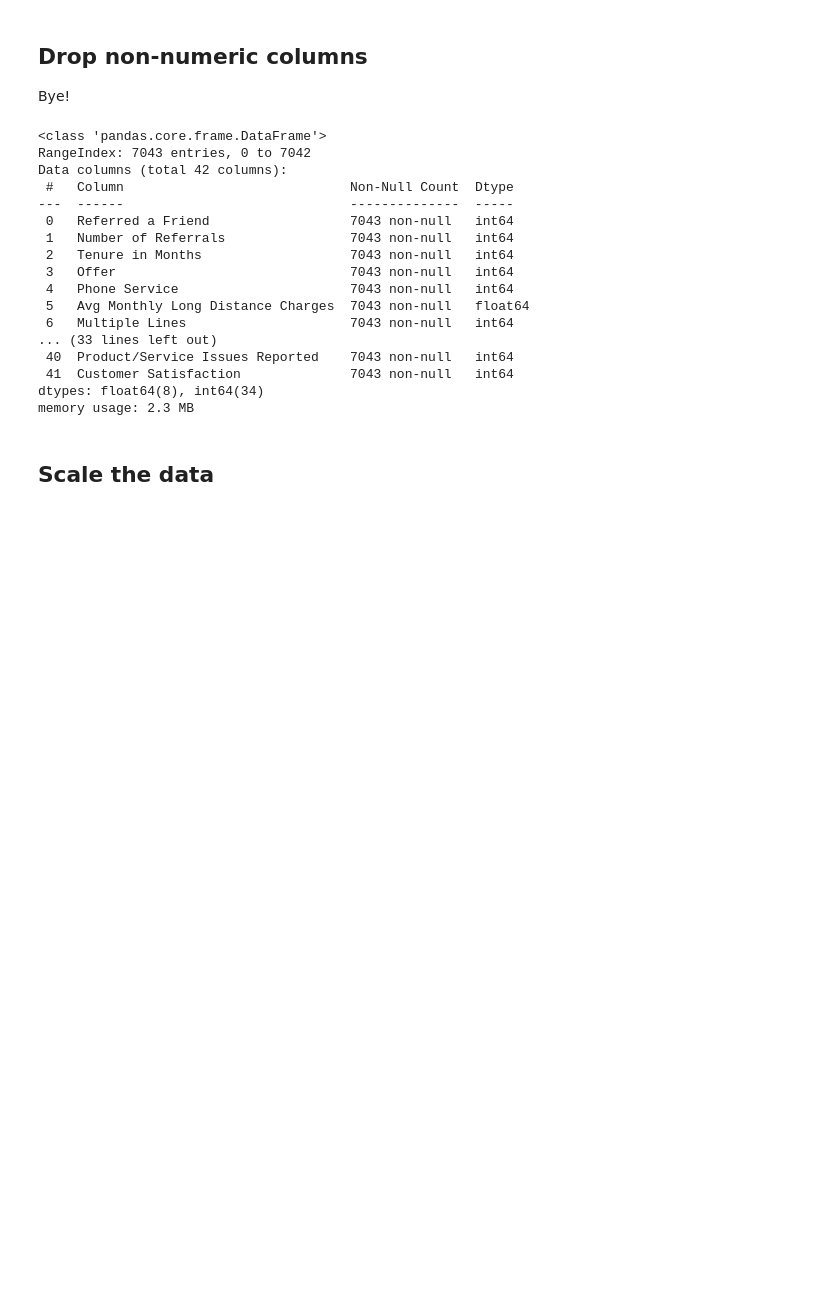
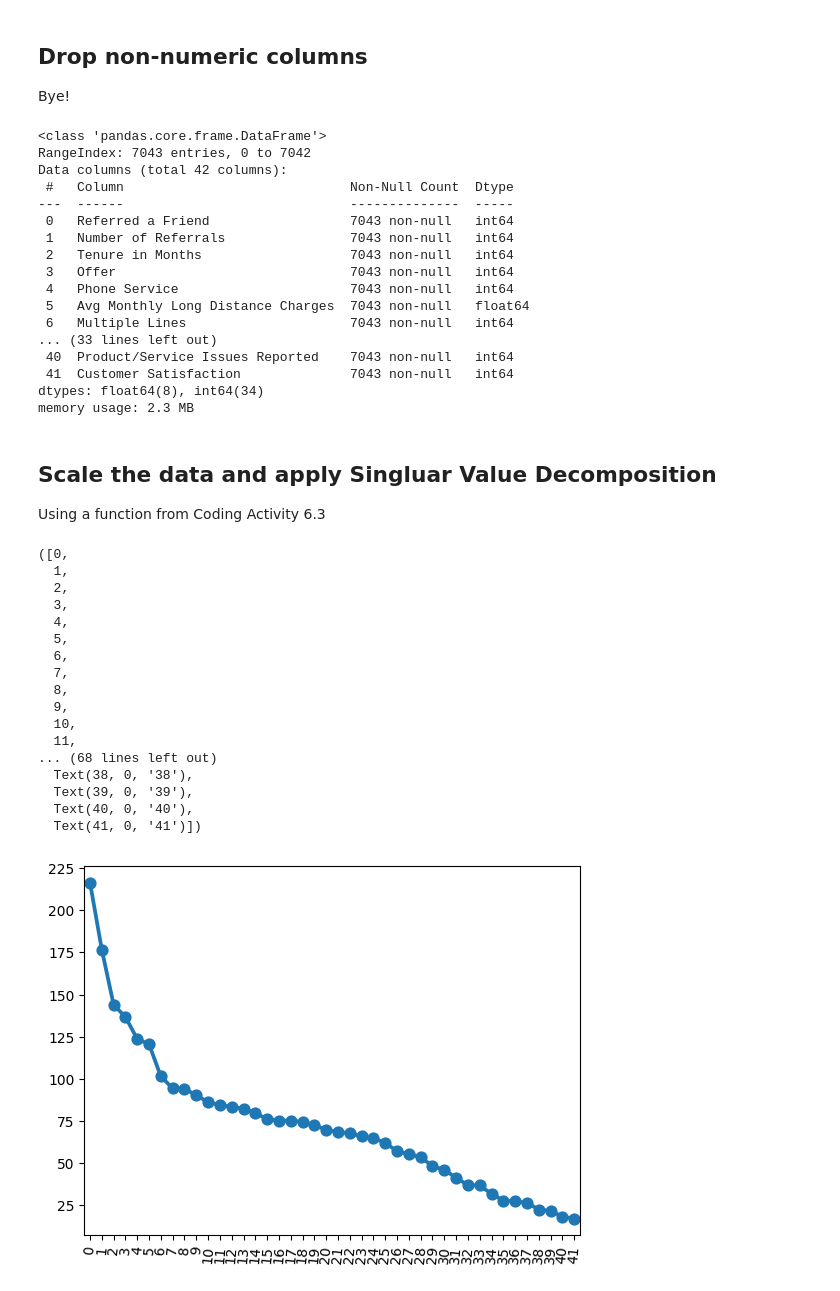
Before and after one commit to SenorMega/AI_ML-Jupyter-Notebooks, a Jupyter notebook: Module 6/tryit_6.2.ipynb, the cells around one changed output. Saved outputs shown, nothing was run; the diff lists cells and outputs as text; code cells hidden in the pictures; blank space fills up the shorter version.

```diff
--- a/Module 6/tryit_6.2.ipynb
+++ b/Module 6/tryit_6.2.ipynb
@@ -57,6 +49,6 @@ Numerical data, please.
 # %%
 # Turn all the Yes/No answers to 1/0
-df['Referred a Friend'] = df['Referred a Friend'].replace({'No': 0, 'Yes': 1})
+df['Referred a Friend'] = df['Referred a Friend'].map({'No': 0, 'Yes': 1})
 df['Phone Service'] = df['Phone Service'].map({'Yes': 1, 'No': 0})
 df['Multiple Lines'] = df['Multiple Lines'].map({'Yes': 1, 'No': 0})
 df['Internet Service'] = df['Internet Service'].map({'Yes': 1, 'No': 0})
@@ -117,5 +128,33 @@ Data columns (total 42 columns):
  41  Customer Satisfaction              7043 non-null   int64
 dtypes: float64(8), int64(34)
 memory usage: 2.3 MB
-# %% [markdown]
-## Scale the data
+# %% [markdown]
+## Scale the data and apply Singluar Value Decomposition
+Using a function from Coding Activity 6.3
+# %%
+scaler = StandardScaler()
+df_scaled = (df_numeric - df_numeric.mean())/df_numeric.std()
+# %%
+U, sigma, VT = svd(df_scaled)
+
+sns.pointplot(data=sigma)
+plt.xticks(rotation=85)
+# %% [output]
+([0,
+  1,
+  2,
+  3,
+  4,
+  5,
+  6,
+  7,
+  8,
+  9,
+  10,
+  11,
+... (68 lines left out)
+  Text(38, 0, '38'),
+  Text(39, 0, '39'),
+  Text(40, 0, '40'),
+  Text(41, 0, '41')])
+[figure, added]
```
Also changed, not shown: parts of 9 cells of this notebook.
